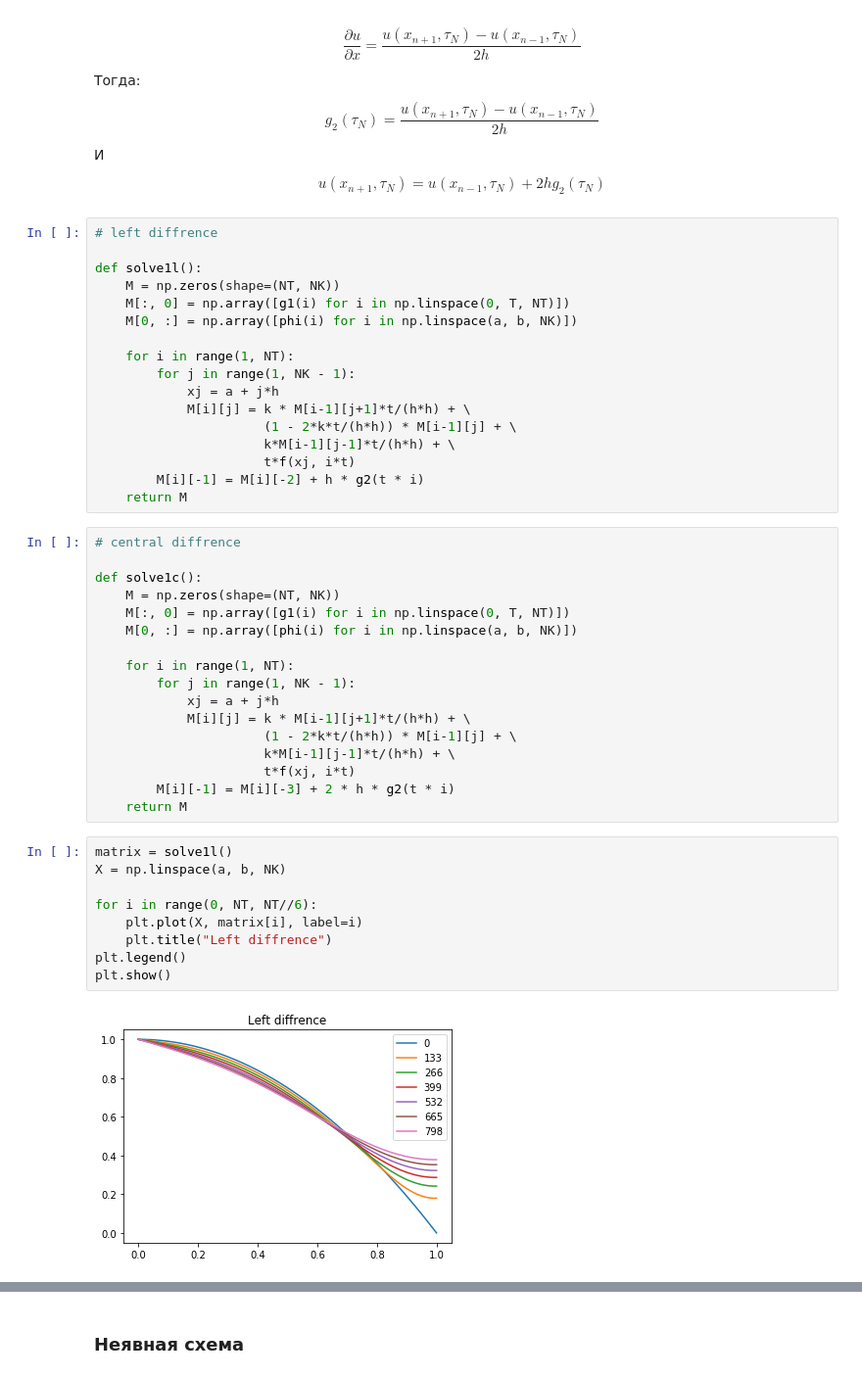
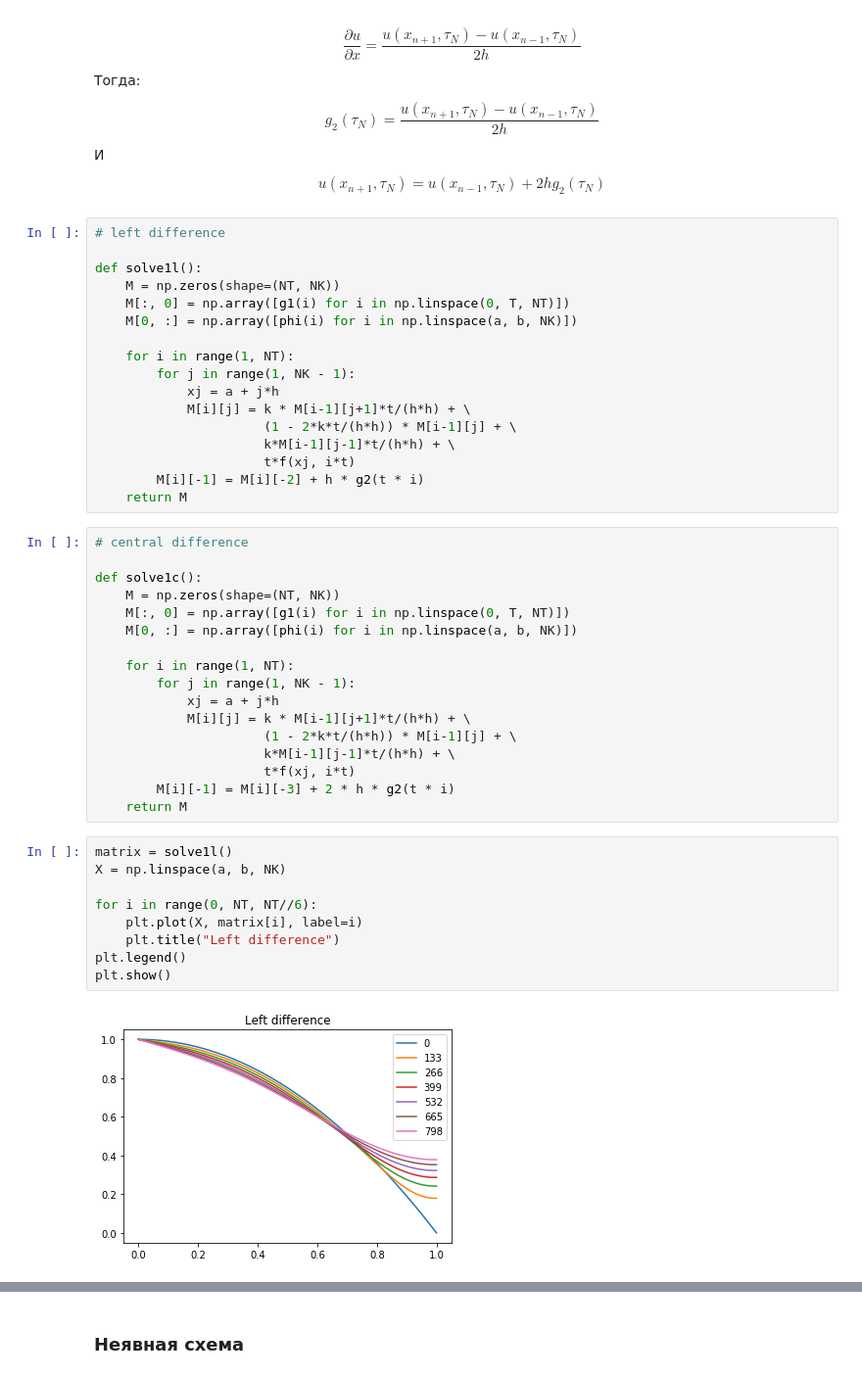
Before and after one commit to kirsider/MChA_5sem, a Jupyter notebook: lab4.ipynb, the cells around one changed output, grey strips where cells are left out. Shown: that part at 98% size. Cells and saved outputs as stored; diff of their text form.

```diff
--- a/lab4.ipynb
+++ b/lab4.ipynb
@@ -65,7 +66,7 @@ $$
 u(x_{n+1}, \tau_N)=u(x_{n-1}, \tau_N)+2hg_2(\tau_N)
 $$
 # %%
-# left diffrence
+# left difference
 
 def solve1l():
     M = np.zeros(shape=(NT, NK))
@@ -82,7 +83,7 @@ def solve1l():
         M[i][-1] = M[i][-2] + h * g2(t * i)
     return M
 # %%
-# central diffrence
+# central difference
 
 def solve1c():
     M = np.zeros(shape=(NT, NK))
@@ -101,14 +102,14 @@ def solve1c():
 # %%
 matrix = solve1l()
 X = np.linspace(a, b, NK)
 
 for i in range(0, NT, NT//6):
     plt.plot(X, matrix[i], label=i)
-    plt.title("Left diffrence")
+    plt.title("Left difference")
 plt.legend()
 plt.show()
 # %% [output]
-[figure, old version]
+[figure, new version]
 # %%
 matrix = solve1c()
 X = np.linspace(a, b, NK)
```
Also changed, not shown: parts of 10 cells of this notebook.
